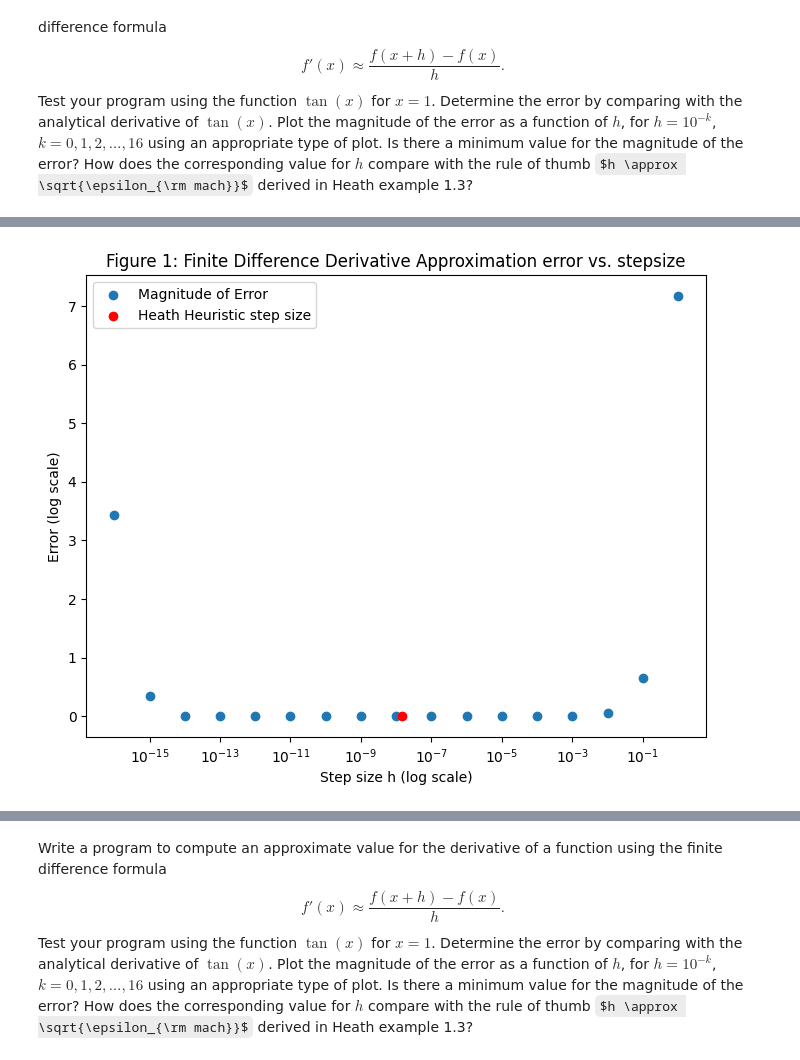
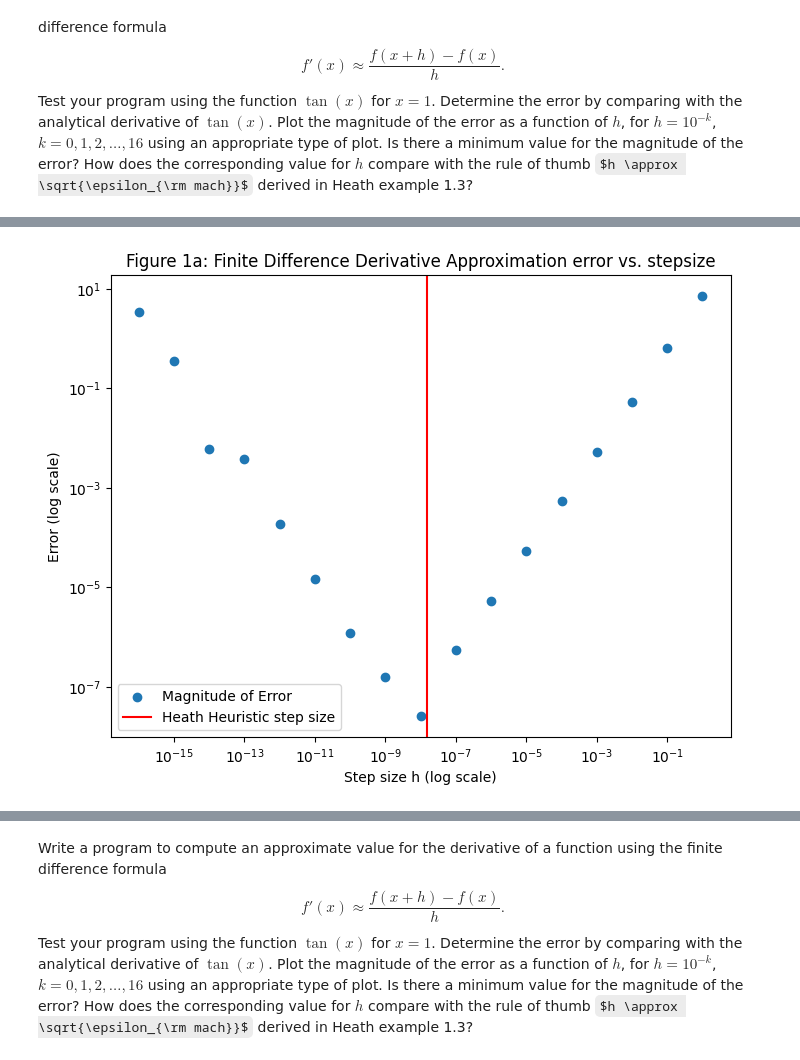
Before and after one commit to NitaiNijholt/NumericalAlgos, a Jupyter notebook: hw1_2023.ipynb, the cells around one changed output, grey strips where cells are left out. Cells and saved outputs as stored; diff of their text form; code cells hidden in the pictures; some formulas as TeX source.

```diff
--- a/hw1_2023.ipynb
+++ b/hw1_2023.ipynb
@@ -121,37 +114,37 @@ Epsilon for the python float type from float_info:  2.220446049250313e-16
 # %%
-def AproxDerivative(func, x, h):
+def aprox_deriv(func, x, h):
     """Approximate the derivative of func at x using a step size of h."""
     return (func(x+h) - func(x))/h
 # %%
-def DerivOfTan(x):
+def analitycal_deriv_tan(x):
     """Compute the derivative of tan(x) at x."""
     return 1/np.cos(x)**2
 # %%
 # vector of step sizes
 list_of_h = [10**-k for k in range(0, 17)]
 # %%
-def plot_error_vs_h(h_values, error_values, title):
+def plot_error_vs_h(h_values, error_values, title ,y_scale='log', x_scale='linear'):
     """Utility function to plot error against h values."""
     plt.figure(figsize=(8,6))
     plt.scatter(h_values, error_values)
-    plt.scatter(np.sqrt(machine_precision),0, c='red')
-    # plt.yscale('log')
-    plt.xscale('log')
+    plt.axvline(np.sqrt(machine_precision), c='red')
+    plt.yscale(y_scale)
+    plt.xscale(x_scale)
     plt.title(title)
-    plt.xlabel('Step size h (log scale)')
-    plt.ylabel('Error (log scale)')
+    plt.xlabel(f'Step size h ({x_scale} scale)')
+    plt.ylabel(f'Error ({y_scale} scale)')
     plt.legend(['Magnitude of Error', 'Heath Heuristic step size'])
     plt.show()
 # %%
 # Setting up data for plotting
 x = 1
-analytical_result = DerivOfTan(x)
-aproximation_a = np.array([AproxDerivative(tan, x, h) for h in list_of_h])
+analytical_result = analitycal_deriv_tan(x)
+aproximation_a = np.array([aprox_deriv(tan, x, h) for h in list_of_h])
 error_a = np.abs(aproximation_a - analytical_result)
 # %%
 # Plotting the results
 
-plot_error_vs_h(list_of_h, error_a, 'Figure 1: Finite Difference Derivative Approximation error vs. stepsize')
+plot_error_vs_h(list_of_h, error_a, 'Figure 1a: Finite Difference Derivative Approximation error vs. stepsize', y_scale='log', x_scale='log')
 # plot the heuristic h on the plot
 # %% [output]
-[figure, old version]
+[figure, new version]
```
Also changed, not shown: parts of 14 cells of this notebook.
